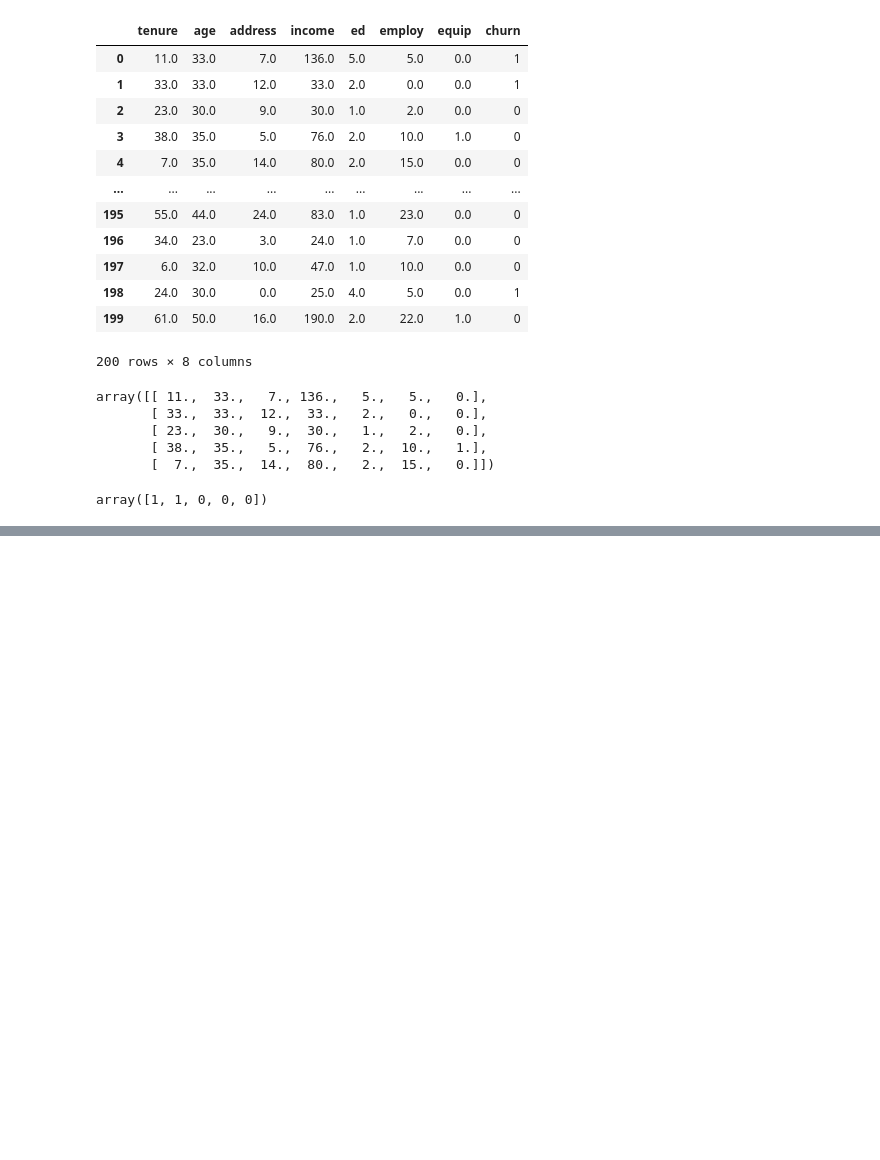
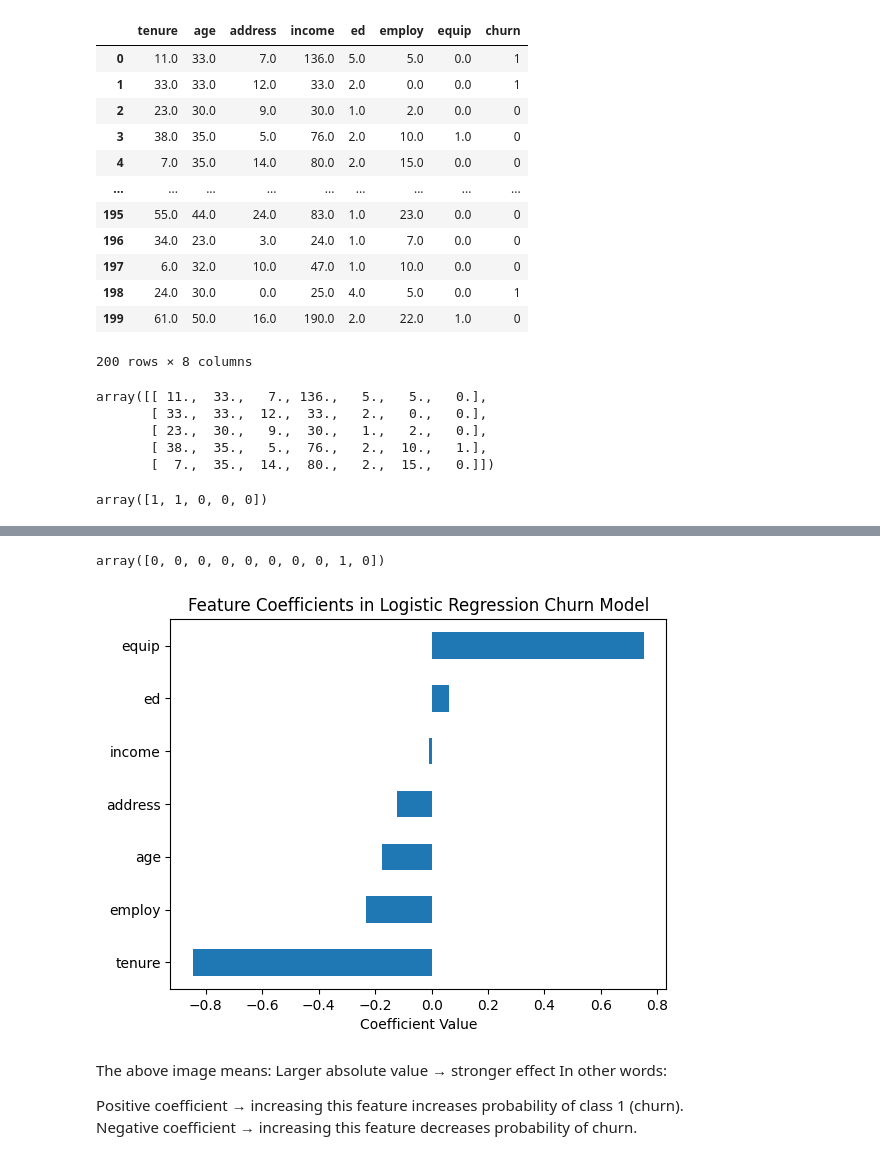
Before and after one commit to Helia-Karisani/logistic-regression, a Jupyter notebook: logistic-regression.ipynb, the cells around one changed output, grey strips where cells are left out. Cells and saved outputs as stored; diff of their text form; code cells hidden in the pictures; blank space fills up the shorter version.

Commit message:
plot feature coefficients

```diff
--- a/logistic-regression.ipynb
+++ b/logistic-regression.ipynb
@@ -89,0 +101,27 @@ X_norm[0:5]
+# %%
+X_train, X_test, y_train, y_test = train_test_split( X_norm, y, test_size=0.2, random_state=4)
+# %%
+# build and fit the model
+
+LR = LogisticRegression().fit(X_train,y_train)
+# %%
+# predict for the Churn on test data
+
+yhat = LR.predict(X_test)
+yhat[:10]
+# %% [output]
+array([0, 0, 0, 0, 0, 0, 0, 0, 1, 0])
+# %%
+coefficients = pd.Series(LR.coef_[0], index=churn_df.columns[:-1])
+coefficients.sort_values().plot(kind='barh')
+plt.title("Feature Coefficients in Logistic Regression Churn Model")
+plt.xlabel("Coefficient Value")
+plt.show()
+# %% [output]
+[figure, added]
+# %% [markdown]
+The above image means: Larger absolute value → stronger effect
+In other words: <br>
+
+Positive coefficient → increasing this feature increases probability of class 1 (churn). <br>
+Negative coefficient → increasing this feature decreases probability of churn.
```
Also changed, not shown: parts of 2 cells of this notebook.
